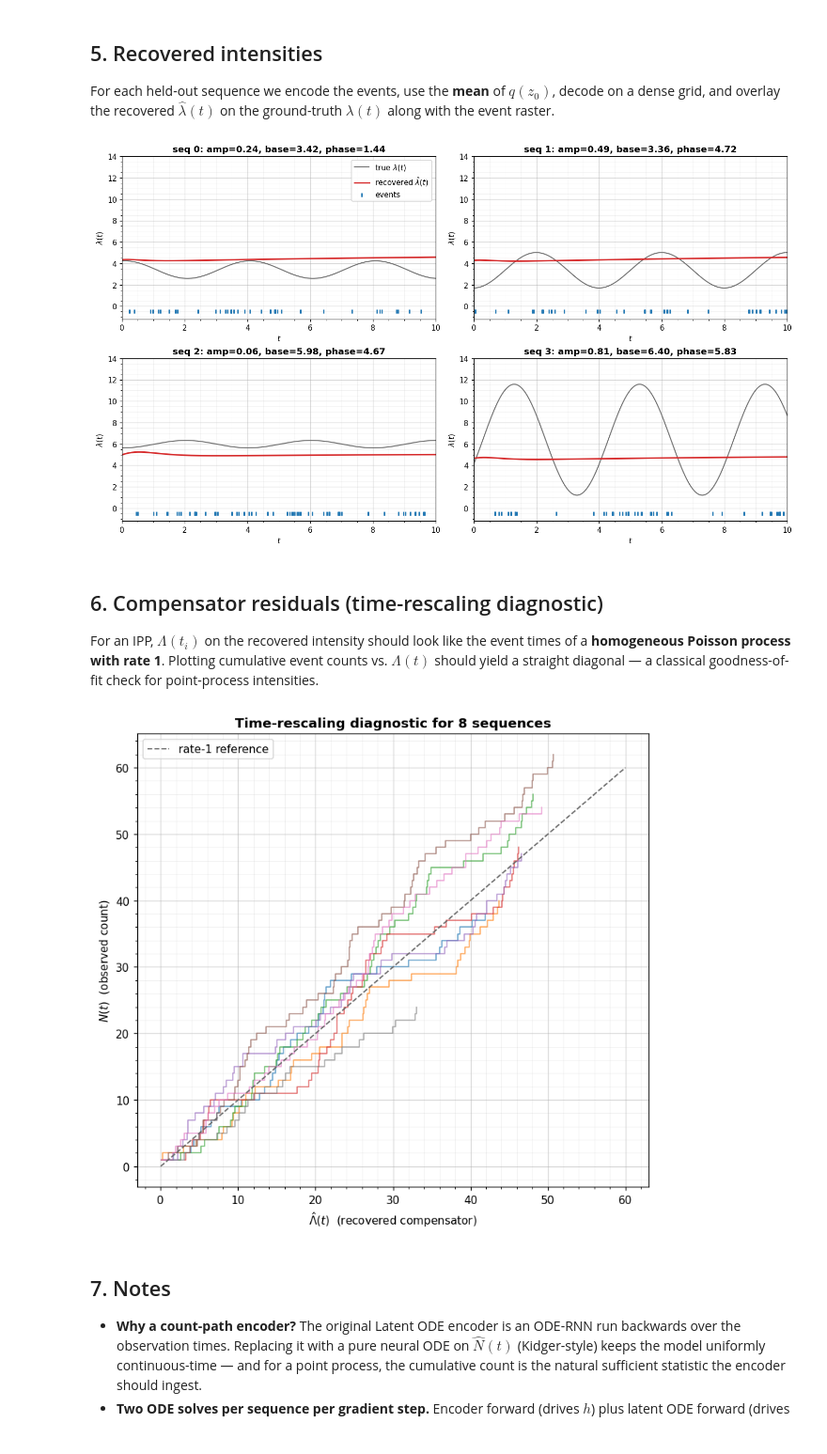
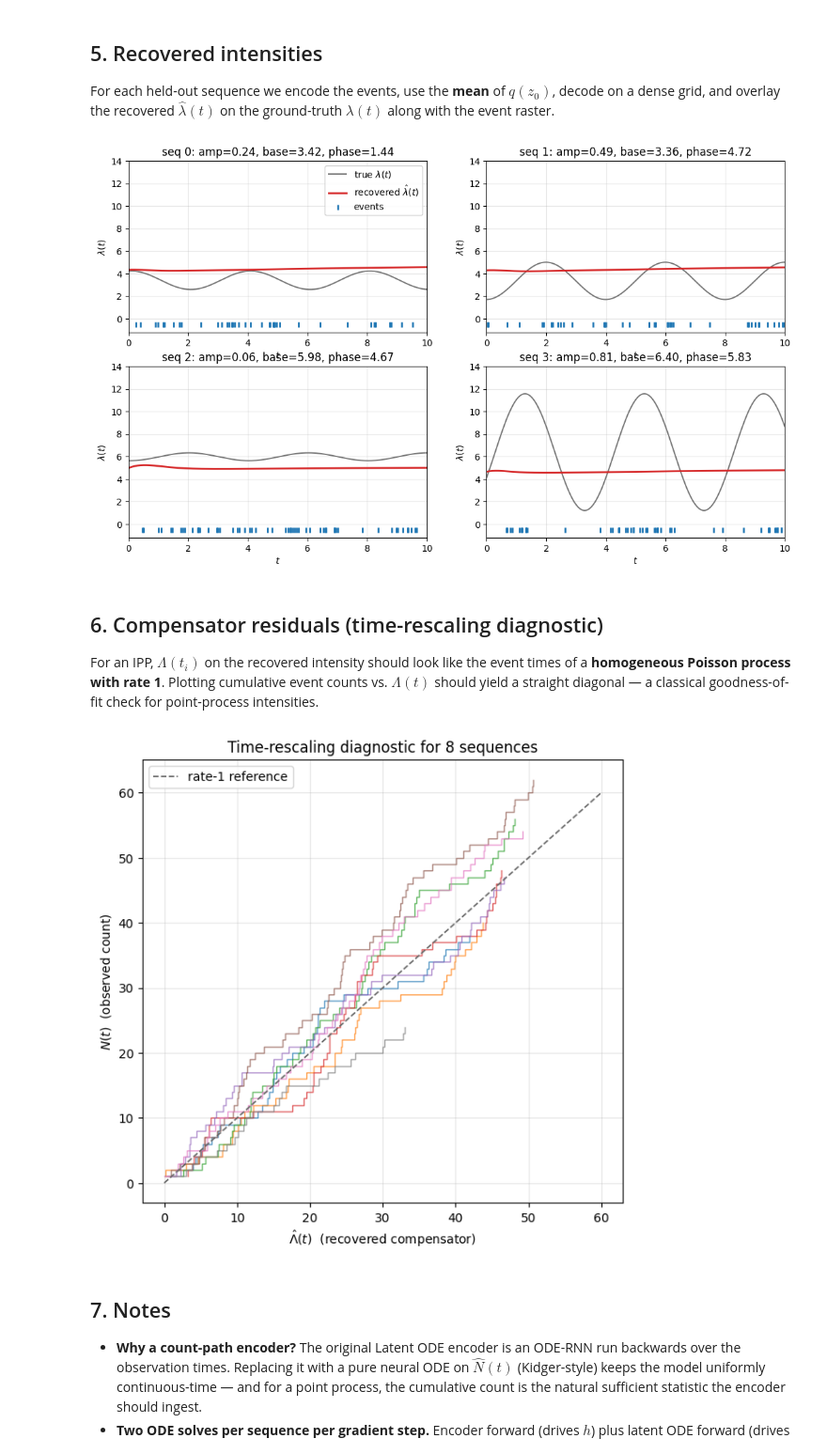
Before and after one commit to jejjohnson/xtremax, a Jupyter notebook: docs/notebooks/latent_ode_ipp.ipynb, the cells around one changed output. Shown at 94% size. Saved outputs shown, nothing was run; the diff lists cells and outputs as text; code cells hidden in the pictures.

```diff
--- a/docs/notebooks/latent_ode_ipp.ipynb
+++ b/docs/notebooks/latent_ode_ipp.ipynb
@@ -28,8 +56,9 @@ given a callable for $\log\lambda$ at requested times and a pre-computed compens
 # %%
-from __future__ import annotations
+import warnings
 
 
-%pip install -q xtremax diffrax interpax optax matplotlib  # uncomment on Colab
+warnings.filterwarnings("ignore", message=r".*IProgress.*")
+
 import diffrax
 import equinox as eqx
 import interpax
@@ -45,26 +74,5 @@ from xtremax.point_processes import integrate_log_intensity
 from xtremax.point_processes.primitives import ipp_log_prob, ipp_sample_thinning
 
 
-plt.rcParams.update(
-    {
-        "figure.dpi": 110,
-        "figure.constrained_layout.use": True,
-        "axes.grid": True,
-        "grid.linewidth": 0.6,
-        "grid.alpha": 0.5,
-        "axes.titleweight": "semibold",
-    }
-)
-
-
-def style_axes(ax, *, aspect=None):
-    ax.minorticks_on()
-    ax.grid(True, which="major", linewidth=0.8, alpha=0.5)
-    ax.grid(True, which="minor", linewidth=0.4, alpha=0.25)
-    if aspect is not None:
-        ax.set_aspect(aspect)
-    return ax
-
-
-# Plain matplotlib palette (tab10), 10 entries; we only use a handful.
+# tab10 palette — used only inside individual plots; no global rcParams.
 palette = [plt.cm.tab10(i) for i in range(10)]
@@ -159,6 +202,6 @@ for k, ax in enumerate(axes.flat):
     )
     ax.set_xlabel("$t$")
     ax.set_ylabel(r"$\lambda(t)$")
-    style_axes(ax)
+    ax.grid(True, alpha=0.3)
 plt.show()
 # %% [output]
@@ -528,12 +571,12 @@ for k, ax in enumerate(axes.flat):
     )
     ax.set_xlabel("$t$")
     ax.set_ylabel(r"$\lambda(t)$")
-    style_axes(ax)
+    ax.grid(True, alpha=0.3)
     if k == 0:
         ax.legend(loc="upper right", fontsize=10, framealpha=0.9)
 plt.show()
 # %% [output]
-[figure, old version]
+[figure, new version]
 # %% [markdown]
 ## 6. Compensator residuals (time-rescaling diagnostic)
 
@@ -548,43 +591,36 @@ def cumulative_compensator(model, count_path, t_grid_q):
     dt = jnp.diff(t_grid_q)
     avg = 0.5 * (lam_grid[1:] + lam_grid[:-1])
     cum = jnp.concatenate([jnp.zeros(1), jnp.cumsum(avg * dt)])
     return cum
 
 
 fig, ax = plt.subplots(figsize=(7, 6.5))
 t_grid_q = jnp.linspace(0.0, T_MAX, 256)
 n_show = 8
 for k in range(n_show):
     cum = cumulative_compensator(model, count_paths[k], t_grid_q)
     cum_at_events = jnp.interp(event_times[k], t_grid_q, cum)
     times_real = cum_at_events[event_mask[k]]
     times_real_sorted = jnp.sort(times_real)
     counts = jnp.arange(1, len(times_real_sorted) + 1)
     ax.step(
         np.asarray(times_real_sorted),
         np.asarray(counts),
         where="post",
         color=palette[k % len(palette)],
         alpha=0.7,
         linewidth=1.0,
     )
 
-ax.plot(
-    [0, 60],
-    [0, 60],
-    color="0.4",
-    linestyle="--",
-    linewidth=1.2,
-    label="rate-1 reference",
-)
+ax.plot([0, 60], [0, 60], color="0.4", linestyle="--", linewidth=1.2, label="rate-1 reference")
 ax.set_xlabel(r"$\hat\Lambda(t)$  (recovered compensator)")
 ax.set_ylabel(r"$N(t)$  (observed count)")
 ax.set_title("Time-rescaling diagnostic for 8 sequences")
 ax.legend()
-style_axes(ax)
+ax.grid(True, alpha=0.3)
 plt.show()
 # %% [output]
-[figure, old version]
+[figure, new version]
 # %% [markdown]
 ## 7. Notes
 
```
Also changed, not shown: parts of 6 cells of this notebook.
